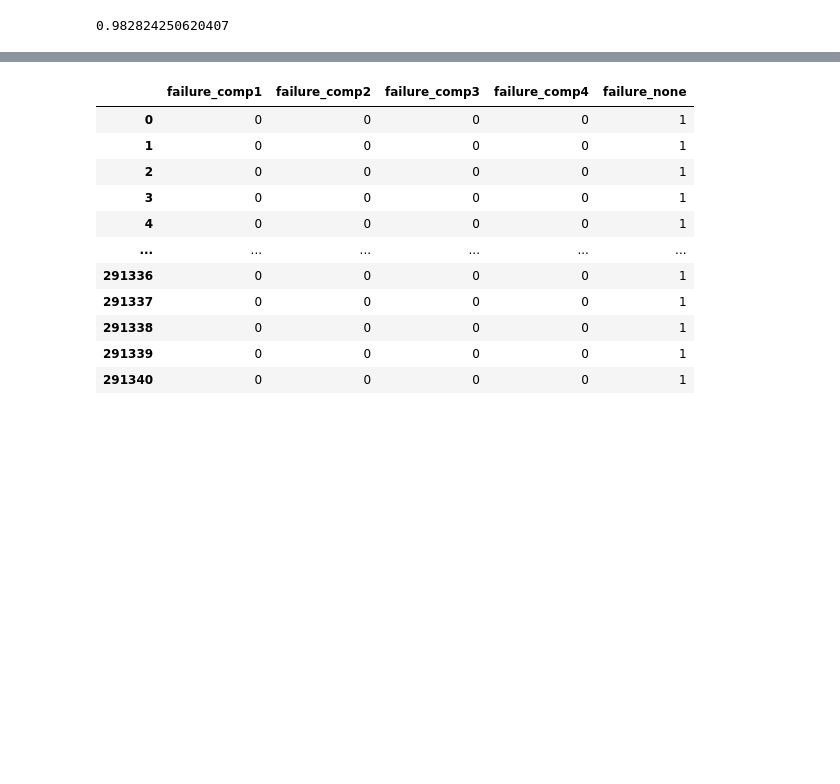
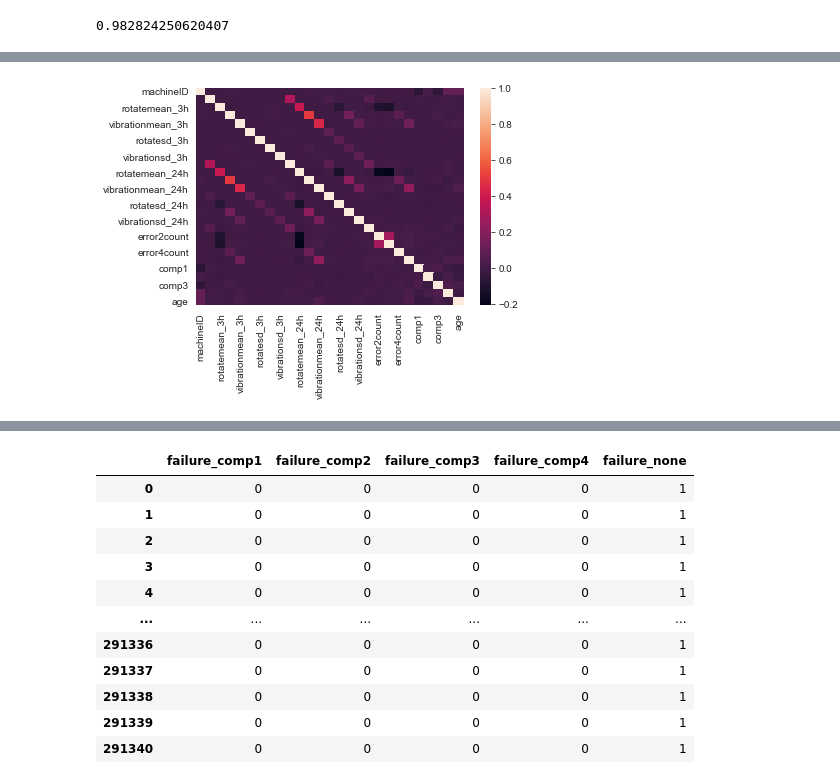
Before and after one commit to michaelchi08/springboard21, a Jupyter notebook: Capstone 2/Predictive Maintenance Capstone2 nb.ipynb, the cells around one changed output, grey strips where cells are left out. Cells and saved outputs as stored; diff of their text form; code cells hidden in the pictures; blank space fills up the shorter version.

```diff
--- a/Capstone 2/Predictive Maintenance Capstone2 nb.ipynb
+++ b/Capstone 2/Predictive Maintenance Capstone2 nb.ipynb
@@ -614,0 +661,5 @@ model.score(X,y)
+# %%
+sns.heatmap(labeled_features.corr())
+plt.show()
+# %% [output]
+[figure, added]
```
Also changed, not shown: parts of 28 cells of this notebook, 6 other files.
